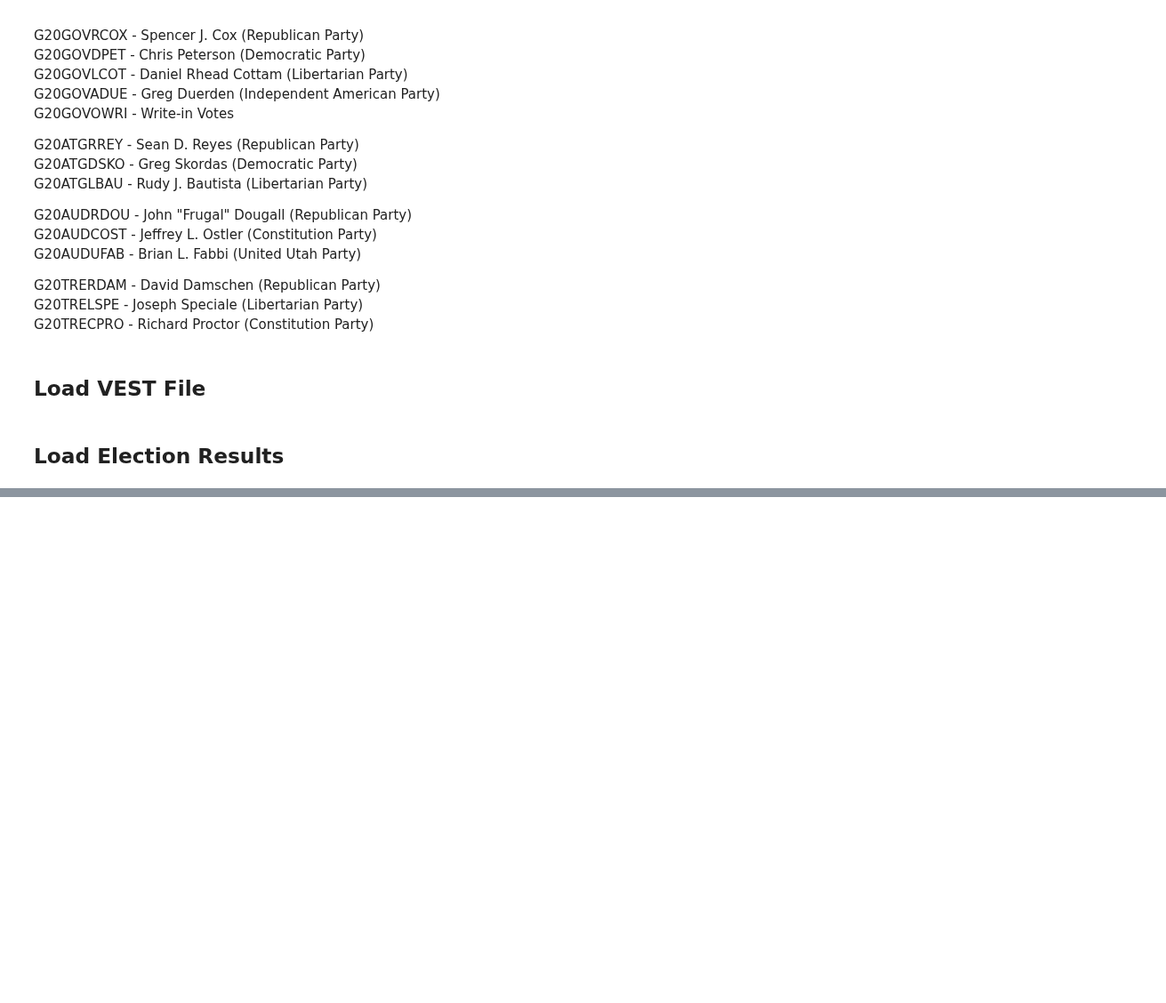
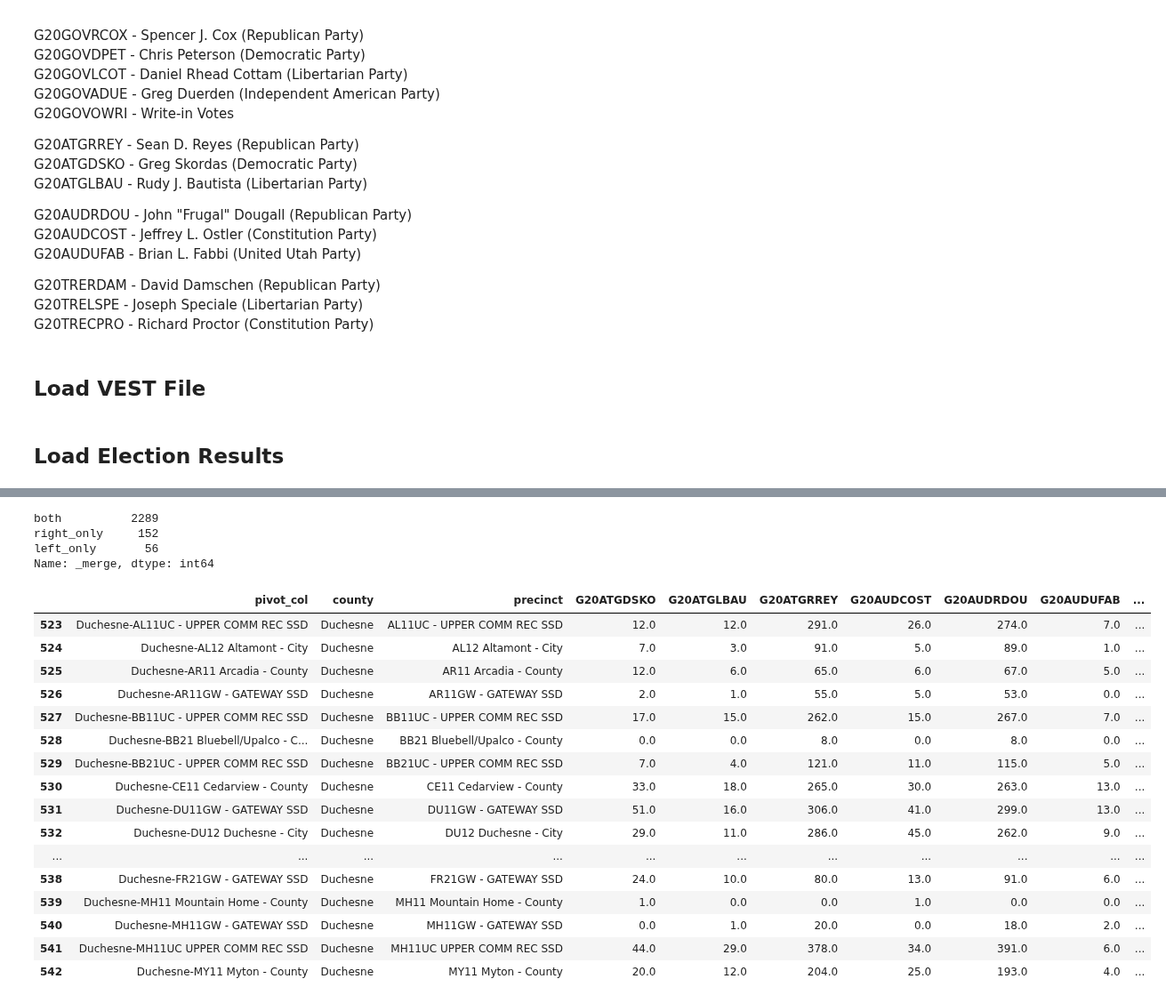
Before and after one commit to nonpartisan-redistricting-datahub/pdv-ut, a Jupyter notebook: vest-ut-2020/vest-ut-2020-validation.ipynb, the cells around one changed output, grey strips where cells are left out. Shown at 89% size. Drawn from its saved outputs; the diff is of its cells as text; code cells hidden in the pictures; blank space fills up the shorter version.

```diff
--- a/vest-ut-2020/vest-ut-2020-validation.ipynb
+++ b/vest-ut-2020/vest-ut-2020-validation.ipynb
@@ -62,0 +1365,5 @@ data_columns = [col for col in vest_ut_20.columns if "G20" in col]
+# %%
+election_shp_ID_changes = pd.read_csv("./election_shp_ID_changes.csv")
+election_shp_ID_changes_dict = dict(zip(election_shp_ID_changes["election_ID"],election_shp_ID_changes["shp_ID"]))
+# %%
+election_results["shp_ID"] = election_results["shp_ID"].map(election_shp_ID_changes_dict).fillna(election_results["shp_ID"])
@@ -62,0 +1376,8 @@ data_columns = [col for col in vest_ut_20.columns if "G20" in col]
+# %%
+source_join_two = pd.merge(election_results,ut_shapes_combined,on="shp_ID",how="outer",indicator=True)
+source_join_two["_merge"].value_counts()
+# %% [output]
+both          2289
+right_only     152
+left_only       56
+Name: _merge, dtype: int64
@@ -62,0 +1387,22 @@ data_columns = [col for col in vest_ut_20.columns if "G20" in col]
+# %%
+pd.options.display.max_rows = 100
+# %%
+source_join_two[(source_join_two["_merge"]=="both")&(source_join_two["county"]=="Duchesne")].head(20)
+# %% [output]
+|  | pivot_col | county | precinct | G20ATGDSKO | G20ATGLBAU | G20ATGRREY | G20AUDCOST | G20AUDRDOU | G20AUDUFAB | ... |
+| 523 | Duchesne-AL11UC - UPPER COMM REC SSD | Duchesne | AL11UC - UPPER COMM REC SSD | 12.0 | 12.0 | 291.0 | 26.0 | 274.0 | 7.0 | ... |
+| 524 | Duchesne-AL12 Altamont - City | Duchesne | AL12 Altamont - City | 7.0 | 3.0 | 91.0 | 5.0 | 89.0 | 1.0 | ... |
+| 525 | Duchesne-AR11 Arcadia - County | Duchesne | AR11 Arcadia - County | 12.0 | 6.0 | 65.0 | 6.0 | 67.0 | 5.0 | ... |
+| 526 | Duchesne-AR11GW - GATEWAY SSD | Duchesne | AR11GW - GATEWAY SSD | 2.0 | 1.0 | 55.0 | 5.0 | 53.0 | 0.0 | ... |
+| 527 | Duchesne-BB11UC - UPPER COMM REC SSD | Duchesne | BB11UC - UPPER COMM REC SSD | 17.0 | 15.0 | 262.0 | 15.0 | 267.0 | 7.0 | ... |
+| 528 | Duchesne-BB21 Bluebell/Upalco - C... | Duchesne | BB21 Bluebell/Upalco - County | 0.0 | 0.0 | 8.0 | 0.0 | 8.0 | 0.0 | ... |
+| 529 | Duchesne-BB21UC - UPPER COMM REC SSD | Duchesne | BB21UC - UPPER COMM REC SSD | 7.0 | 4.0 | 121.0 | 11.0 | 115.0 | 5.0 | ... |
+| 530 | Duchesne-CE11 Cedarview - County | Duchesne | CE11 Cedarview - County | 33.0 | 18.0 | 265.0 | 30.0 | 263.0 | 13.0 | ... |
+| 531 | Duchesne-DU11GW - GATEWAY SSD | Duchesne | DU11GW - GATEWAY SSD | 51.0 | 16.0 | 306.0 | 41.0 | 299.0 | 13.0 | ... |
+| 532 | Duchesne-DU12 Duchesne - City | Duchesne | DU12 Duchesne - City | 29.0 | 11.0 | 286.0 | 45.0 | 262.0 | 9.0 | ... |
+| ... | ... | ... | ... | ... | ... | ... | ... | ... | ... | ... |
+| 538 | Duchesne-FR21GW - GATEWAY SSD | Duchesne | FR21GW - GATEWAY SSD | 24.0 | 10.0 | 80.0 | 13.0 | 91.0 | 6.0 | ... |
+| 539 | Duchesne-MH11 Mountain Home - County | Duchesne | MH11 Mountain Home - County | 1.0 | 0.0 | 0.0 | 1.0 | 0.0 | 0.0 | ... |
+| 540 | Duchesne-MH11GW - GATEWAY SSD | Duchesne | MH11GW - GATEWAY SSD | 0.0 | 1.0 | 20.0 | 0.0 | 18.0 | 2.0 | ... |
+| 541 | Duchesne-MH11UC UPPER COMM REC SSD | Duchesne | MH11UC UPPER COMM REC SSD | 44.0 | 29.0 | 378.0 | 34.0 | 391.0 | 6.0 | ... |
+| 542 | Duchesne-MY11 Myton - County | Duchesne | MY11 Myton - County | 20.0 | 12.0 | 204.0 | 25.0 | 193.0 | 4.0 | ... |
```
Also changed, not shown: parts of 73 cells of this notebook.
